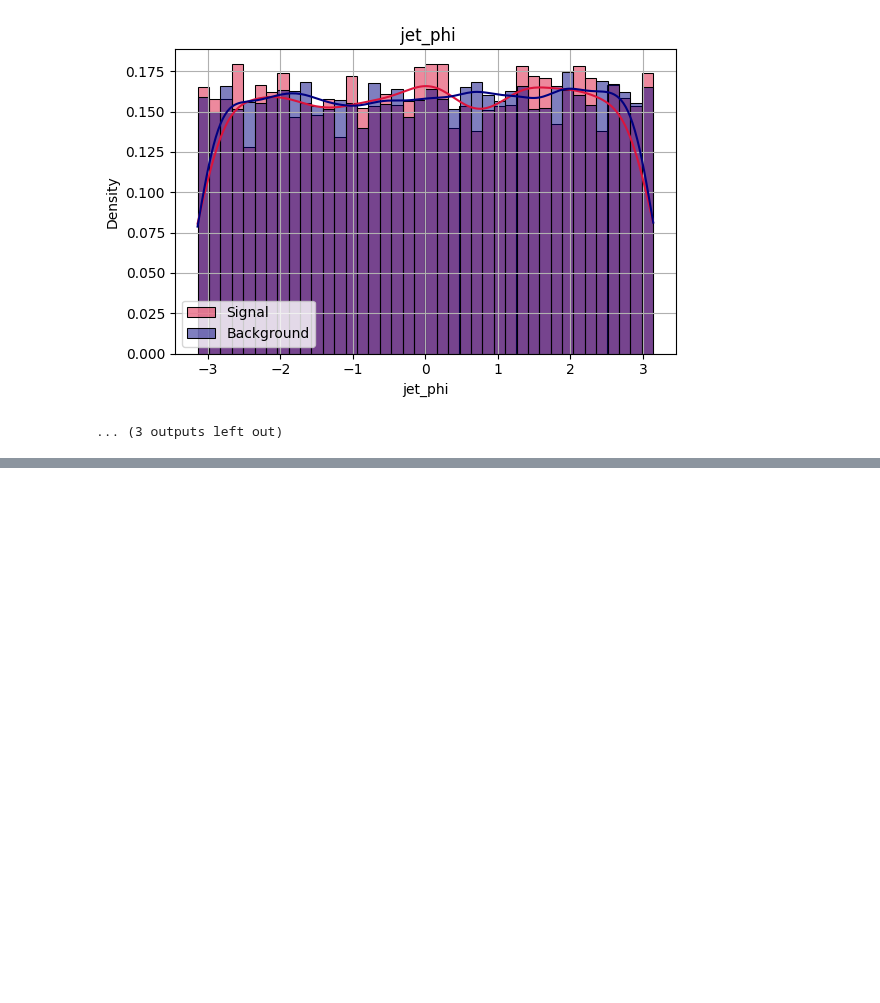
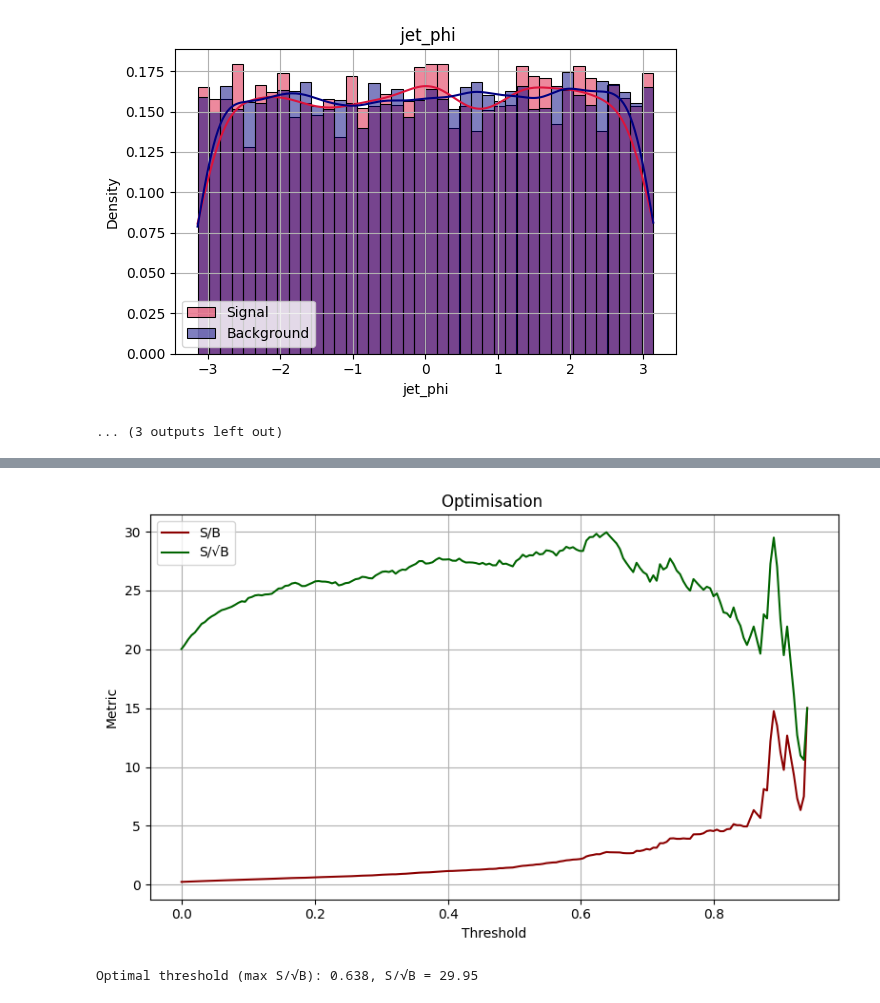
Before and after one commit to M0V1/IFIC-SummerSchool-2025, a Jupyter notebook: ML.ipynb, the cells around one changed output, grey strips where cells are left out. Saved outputs shown, nothing was run; the diff lists cells and outputs as text; code cells hidden in the pictures; blank space fills up the shorter version.

```diff
--- a/ML.ipynb
+++ b/ML.ipynb
@@ -187,0 +198,33 @@ plot_feature_distributions(df_total, features)
+# %%
+thresholds = np.linspace(0, 1, 200)
+sb_ratios = []
+ssqrtb_ratios = []
+
+for t in thresholds:
+    selected = y_score > t
+    S = np.sum((y_test == 1) & selected)
+    B = np.sum((y_test == 0) & selected)
+    if B > 0:
+        sb_ratios.append(S / B)
+        ssqrtb_ratios.append(S / np.sqrt(B))
+    else:
+        sb_ratios.append(np.nan)
+        ssqrtb_ratios.append(np.nan)
+
+plt.figure(figsize=(8, 5))
+plt.plot(thresholds, sb_ratios, label="S/B", color="darkred")
+plt.plot(thresholds, ssqrtb_ratios, label="S/√B", color="darkgreen")
+plt.xlabel("Threshold")
+plt.ylabel("Metric")
+plt.title("Optimisation ")
+plt.legend()
+plt.grid(True)
+plt.tight_layout()
+plt.show()
+
+
+best_idx = np.nanargmax(ssqrtb_ratios)
+print(f"Optimal threshold (max S/√B): {thresholds[best_idx]:.3f}, S/√B = {ssqrtb_ratios[best_idx]:.2f}")
+# %% [output]
+[figure, added]
+Optimal threshold (max S/√B): 0.638, S/√B = 29.95
```
Also changed, not shown: parts of 4 cells of this notebook.
